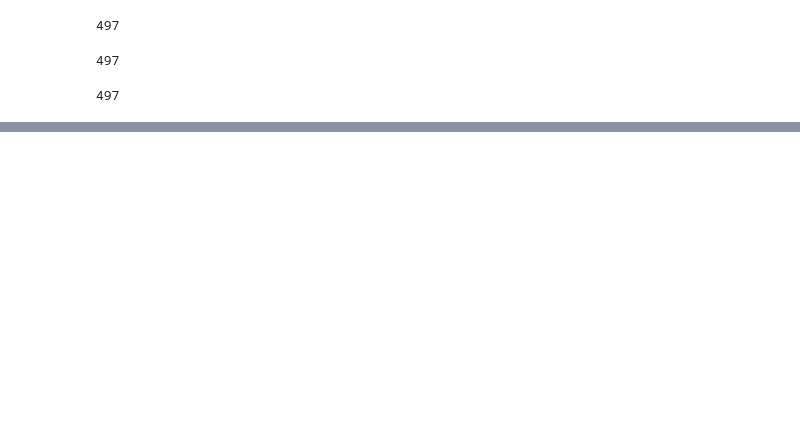
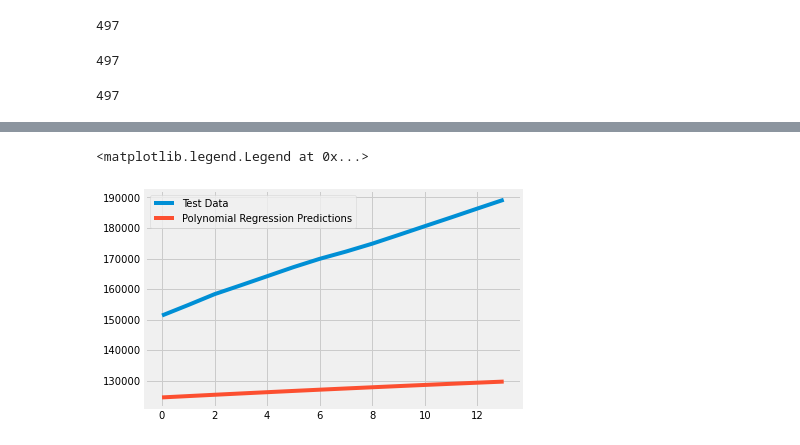
Before and after one commit to nilupulmanodya/covid-19-dashboard-for-SL, a Jupyter notebook: notebooks/Pipeline for Time Series anlysis.ipynb, the cells around one changed output, grey strips where cells are left out. Cells and saved outputs as stored; diff of their text form; code cells hidden in the pictures; blank space fills up the shorter version.

```diff
--- a/notebooks/Pipeline for Time Series anlysis.ipynb
+++ b/notebooks/Pipeline for Time Series anlysis.ipynb
@@ -273,0 +293,11 @@ future_forcast_dates
+# %%
+# transform our data for polynomial regression
+poly = PolynomialFeatures(degree=4)
+poly_X_train_confirmed = poly.fit_transform(X_train_confirmed)
+poly_X_test_confirmed = poly.fit_transform(X_test_confirmed)
+poly_future_forcast = poly.fit_transform(future_forcast)
+
+bayesian_poly = PolynomialFeatures(degree=5)
+bayesian_poly_X_train_confirmed = bayesian_poly.fit_transform(X_train_confirmed)
+bayesian_poly_X_test_confirmed = bayesian_poly.fit_transform(X_test_confirmed)
+bayesian_poly_future_forcast = bayesian_poly.fit_transform(future_forcast)
@@ -273,0 +320,7 @@ future_forcast_dates
+# %%
+plt.plot(y_test_confirmed)
+plt.plot(test_linear_pred)
+plt.legend(['Test Data', 'Polynomial Regression Predictions'])
+# %% [output]
+<matplotlib.legend.Legend at 0x...>
+[figure, added]
```
Also changed, not shown: parts of 27 cells of this notebook, 1 other file.
